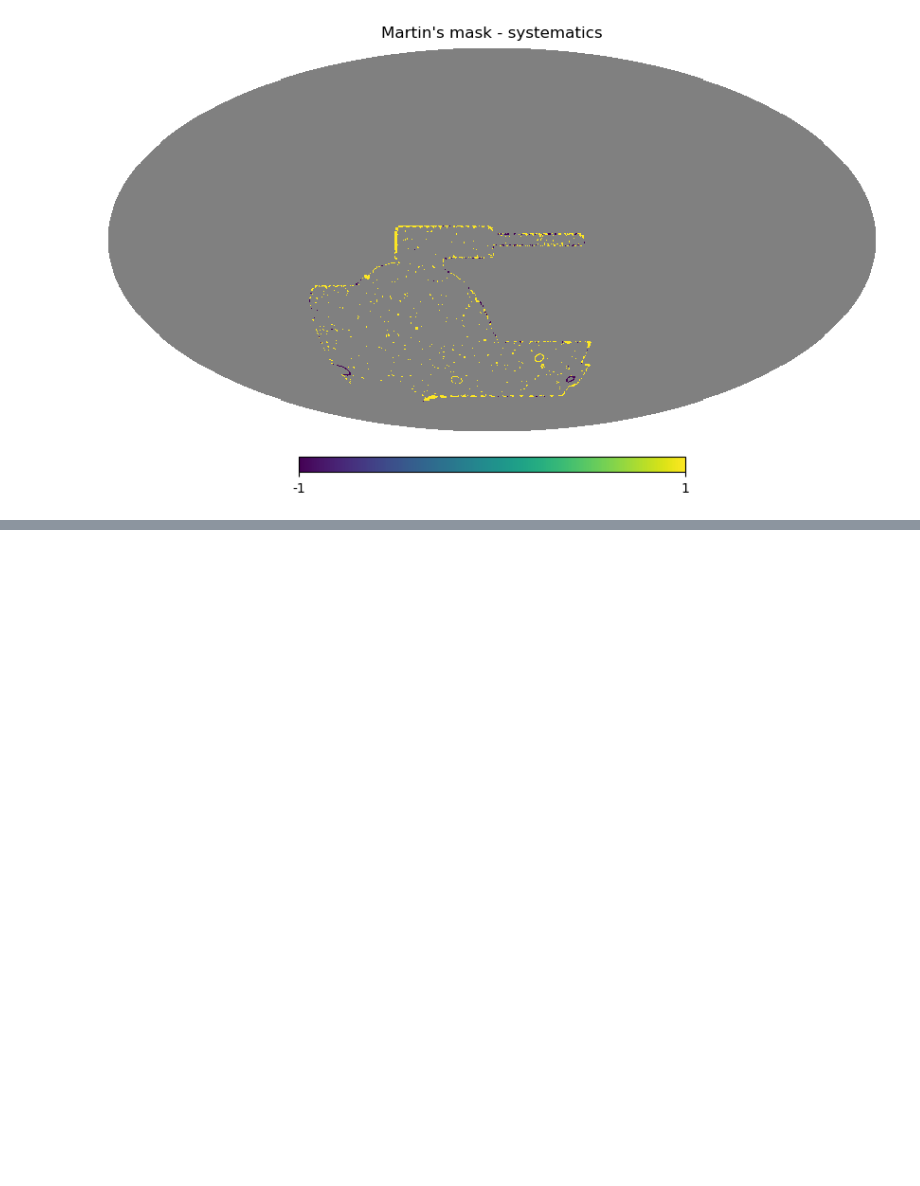
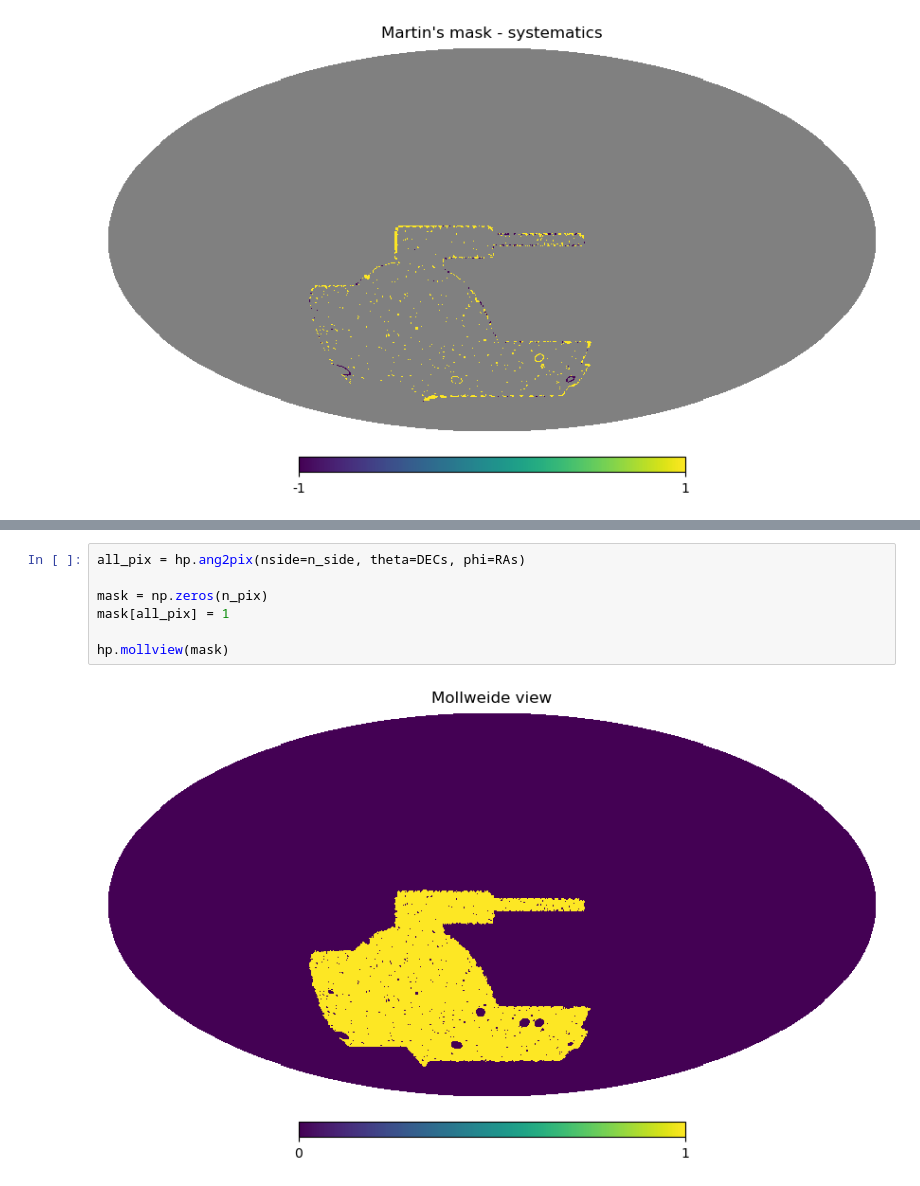
Before and after one commit to des-science/multiprobe-simulation-forward-model, a Jupyter notebook: notebooks/masking/maglim_mask.ipynb, the cells around one changed output, grey strips where cells are left out. Drawn from its saved outputs; the diff is of its cells as text; blank space fills up the shorter version.

```diff
--- a/notebooks/masking/maglim_mask.ipynb
+++ b/notebooks/masking/maglim_mask.ipynb
@@ -154,0 +246,9 @@ hp.mollview(diff_map, title="Martin's mask - systematics", min=-1, max=1)
+# %%
+all_pix = hp.ang2pix(nside=n_side, theta=DECs, phi=RAs)
+
+mask = np.zeros(n_pix)
+mask[all_pix] = 1
+
+hp.mollview(mask)
+# %% [output]
+[figure, added]
```
Also changed, not shown: parts of 9 cells of this notebook.
